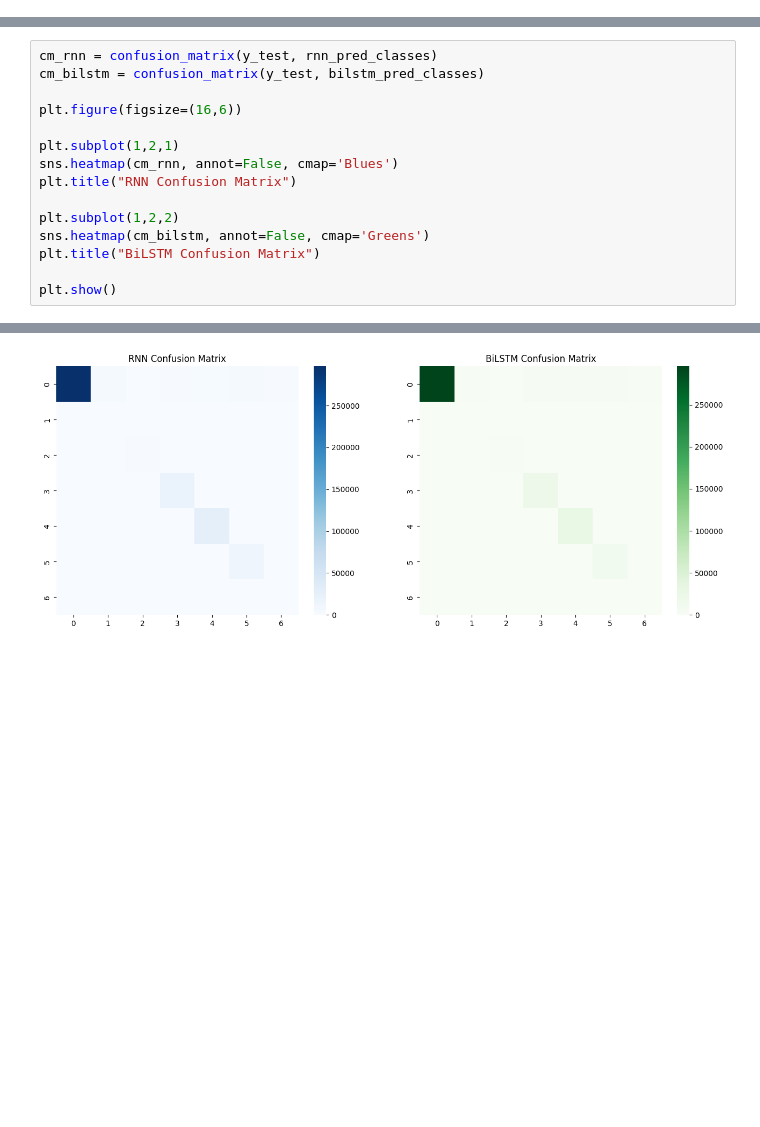
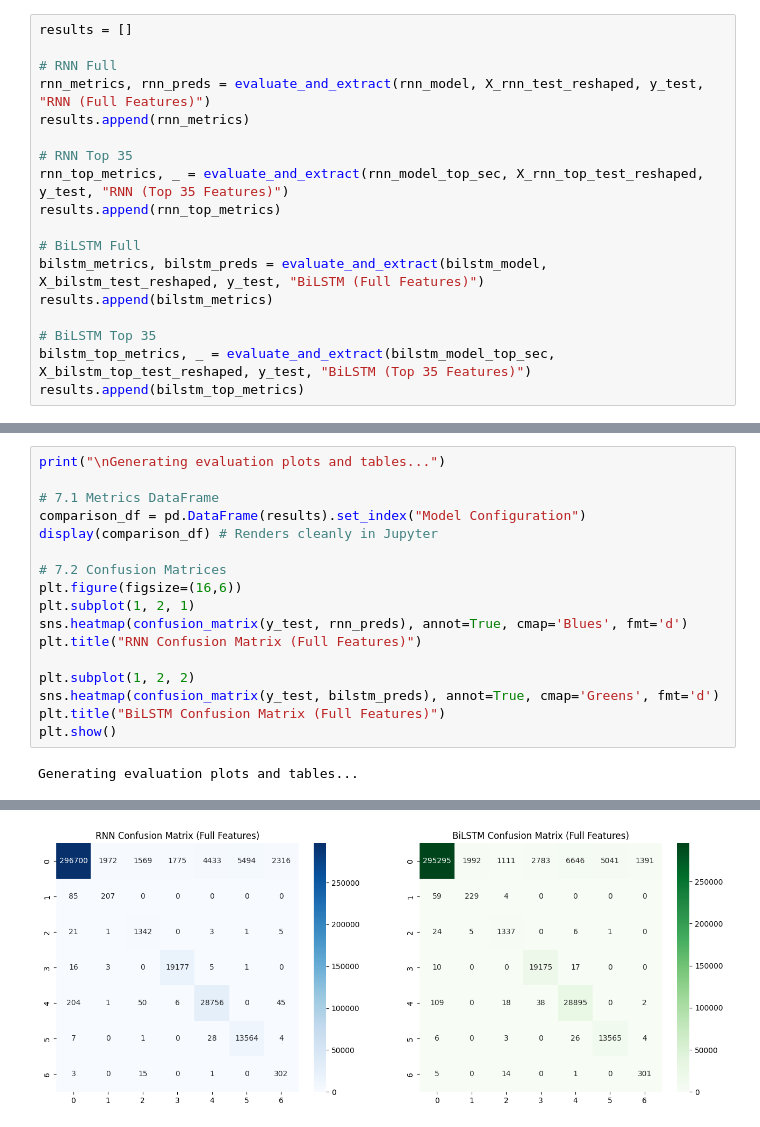
Before and after one commit to Ragavendra0604/Network_Intrusion_Detection_using_RNN_and_BILSTM, a Jupyter notebook: IDS/notebook/06_evaluation.ipynb, the cells around one changed output, grey strips where cells are left out. Saved outputs shown, nothing was run; the diff lists cells and outputs as text; blank space fills up the shorter version.

```diff
--- a/IDS/notebook/06_evaluation.ipynb
+++ b/IDS/notebook/06_evaluation.ipynb
@@ -106,0 +105,18 @@ weighted avg     0.9658    0.9494    0.9547    378113
+# %%
+results = []
+
+# RNN Full
+rnn_metrics, rnn_preds = evaluate_and_extract(rnn_model, X_rnn_test_reshaped, y_test, "RNN (Full Features)")
+results.append(rnn_metrics)
+
+# RNN Top 35
+rnn_top_metrics, _ = evaluate_and_extract(rnn_model_top_sec, X_rnn_top_test_reshaped, y_test, "RNN (Top 35 Features)")
+results.append(rnn_top_metrics)
+
+# BiLSTM Full
+bilstm_metrics, bilstm_preds = evaluate_and_extract(bilstm_model, X_bilstm_test_reshaped, y_test, "BiLSTM (Full Features)")
+results.append(bilstm_metrics)
+
+# BiLSTM Top 35
+bilstm_top_metrics, _ = evaluate_and_extract(bilstm_model_top_sec, X_bilstm_top_test_reshaped, y_test, "BiLSTM (Top 35 Features)")
+results.append(bilstm_top_metrics)
@@ -107,16 +141,19 @@ weighted avg     0.9658    0.9494    0.9547    378113
 # %%
-cm_rnn = confusion_matrix(y_test, rnn_pred_classes)
-cm_bilstm = confusion_matrix(y_test, bilstm_pred_classes)
+print("\nGenerating evaluation plots and tables...")
 
+# 7.1 Metrics DataFrame
+comparison_df = pd.DataFrame(results).set_index("Model Configuration")
+display(comparison_df) # Renders cleanly in Jupyter
+
+# 7.2 Confusion Matrices
 plt.figure(figsize=(16,6))
+plt.subplot(1, 2, 1)
+sns.heatmap(confusion_matrix(y_test, rnn_preds), annot=True, cmap='Blues', fmt='d')
+plt.title("RNN Confusion Matrix (Full Features)")
 
-plt.subplot(1,2,1)
-sns.heatmap(cm_rnn, annot=False, cmap='Blues')
-plt.title("RNN Confusion Matrix")
-
-plt.subplot(1,2,2)
-sns.heatmap(cm_bilstm, annot=False, cmap='Greens')
-plt.title("BiLSTM Confusion Matrix")
-
+plt.subplot(1, 2, 2)
+sns.heatmap(confusion_matrix(y_test, bilstm_preds), annot=True, cmap='Greens', fmt='d')
+plt.title("BiLSTM Confusion Matrix (Full Features)")
 plt.show()
 # %% [output]
+Generating evaluation plots and tables...
@@ -123,2 +166,2 @@ plt.show()
-[figure, old version]
+[figure, new version]
 # %%
```
Also changed, not shown: parts of 13 cells of this notebook, 46 other files.
